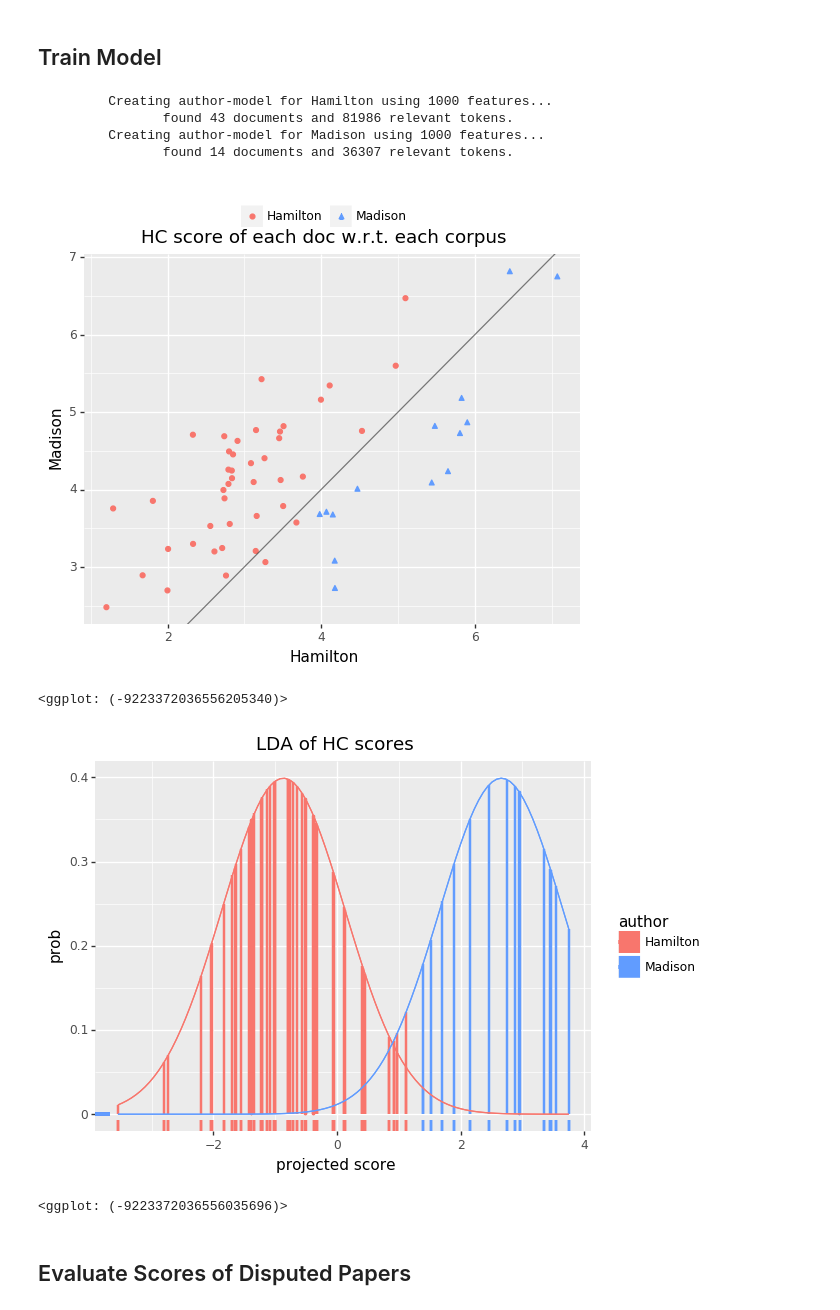
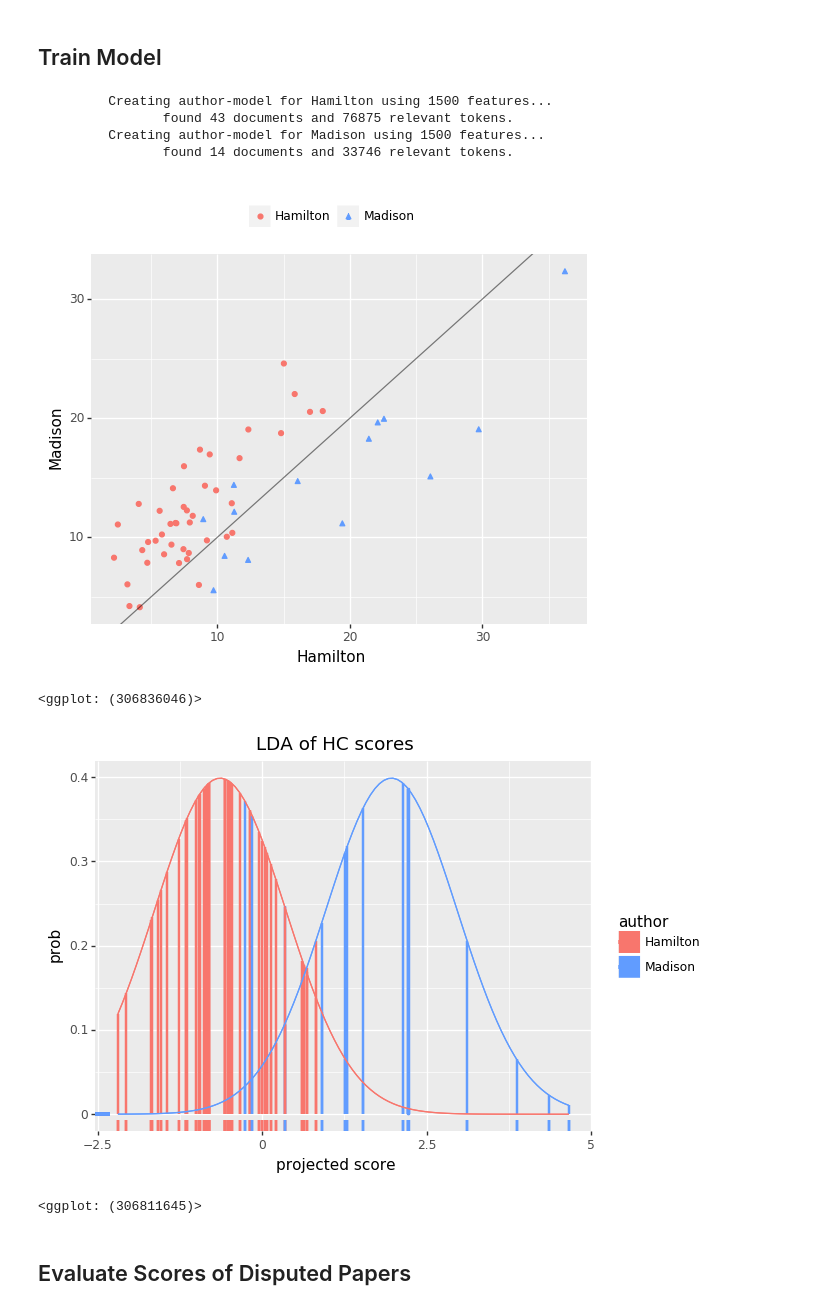
Before and after one commit to alonkipnis/AuthAttLib, a Jupyter notebook: Examples/Authorship in the Federalist Papers.ipynb, the cells around one changed output. Cells and saved outputs as stored; diff of their text form; code cells hidden in the pictures.

```diff
--- a/Examples/Authorship in the Federalist Papers.ipynb
+++ b/Examples/Authorship in the Federalist Papers.ipynb
@@ -19,4 +25,11 @@ Documents loaded:
          43 Hamilton papers
          14 Madison papers
          12 disputed papers
+# %%
+# optional: remove proper names, cardinal digits, and punctuation
+from text_processing import remove_parts_of_speach
+punct = [':',';','"','(',')','-',',','.','`','\`']
+
+fed_papers.loc[:,'text'] = fed_papers.text.apply(
+    lambda x : remove_parts_of_speach(x, to_remove = ['NNP', 'NNPS', 'CD'] + punct ))
 # %%
@@ -25,34 +38,31 @@ fed_papers.loc[:,'doc_id'] = fed_papers.paper_no
 train_data = fed_papers[fed_papers.author.isin(['Hamilton','Madison'])]
 # %% [markdown]
 <H2>Train Model</H2>
-# %%
-model = AuthorshipAttributionMulti(train_data,
-                                   vocab_size = 1500,
-words_to_ignore=['president', 'congress', 'british', 'pennsylvania', 'york',
-                 'europe', 'four', 'three', 'united', 'states', 'new', 'senate',
-                 'america', 'republican', 'britain', 'king', 'american', 'thirteen',
-                 'virginia', 'e1', 'ten', 'cabal',':',';','"','(',')'
-                ])
-# %% [output]
-         Creating author-model for Hamilton using 1000 features...
-                found 43 documents and 81986 relevant tokens.
-         Creating author-model for Madison using 1000 features...
-                found 14 documents and 36307 relevant tokens.
+# %%
+model = AuthorshipAttributionMulti(train_data,
+                                   vocab_size = 1500, #use 1500 most frequent words in entire collection
+                                   stbl = False # type of HC
+                                  )
+# %% [output]
+         Creating author-model for Hamilton using 1500 features...
+                found 43 documents and 76875 relevant tokens.
+         Creating author-model for Madison using 1500 features...
+                found 14 documents and 33746 relevant tokens.
 # %%
 # HC score of each document with respect to the rest in training set
 df = model.internal_stats()
 # %%
 # show separation
-p = plot_author_pair(df, value = 'HC', title = "HC score of each doc w.r.t. each corpus")
+p = plot_author_pair(df, value = 'HC')
 print(p)
 
-p = plot_LDA(df, value = 'HC', wrt_authors=('Hamilton','Madison'), test_author=None)
+p = plot_LDA(df, value = 'HC', wrt_authors=('Hamilton','Madison'))
 print( p + ggtitle('LDA of HC scores'))
 # %% [output]
-[figure, old version]
+[figure, new version]
-<ggplot: (-9223372036556205340)>
+<ggplot: (306836046)>
-[figure, old version]
+[figure, new version]
-<ggplot: (-9223372036556035696)>
+<ggplot: (306811645)>
 # %% [markdown]
 <H2>Evaluate Scores of Disputed Papers</H2>
 # %%
```
Also changed, not shown: parts of 10 cells of this notebook.
